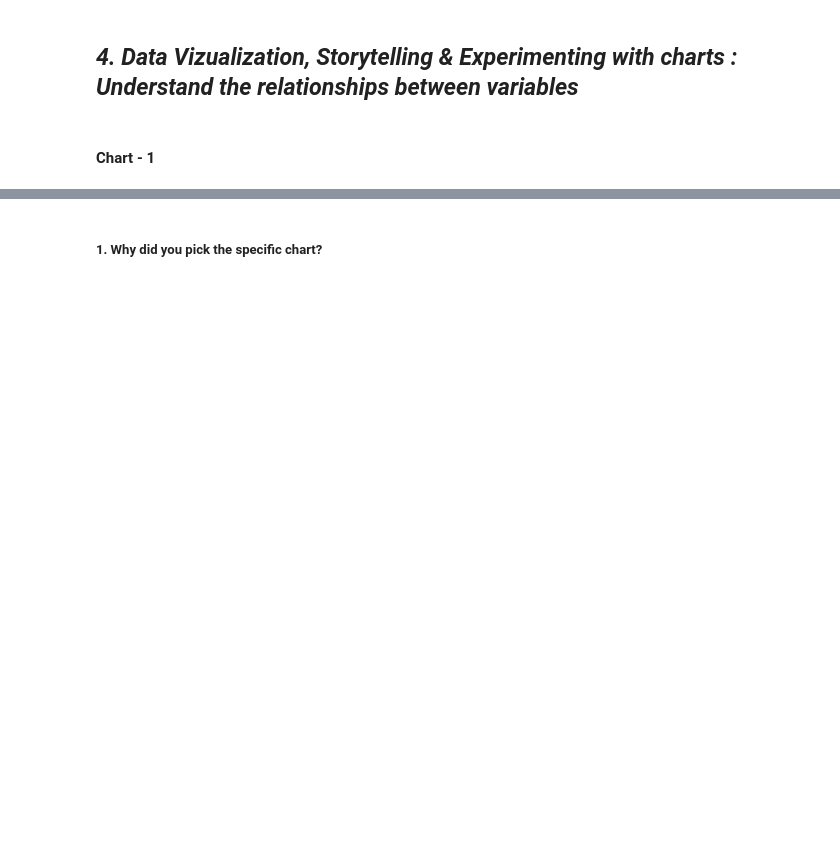
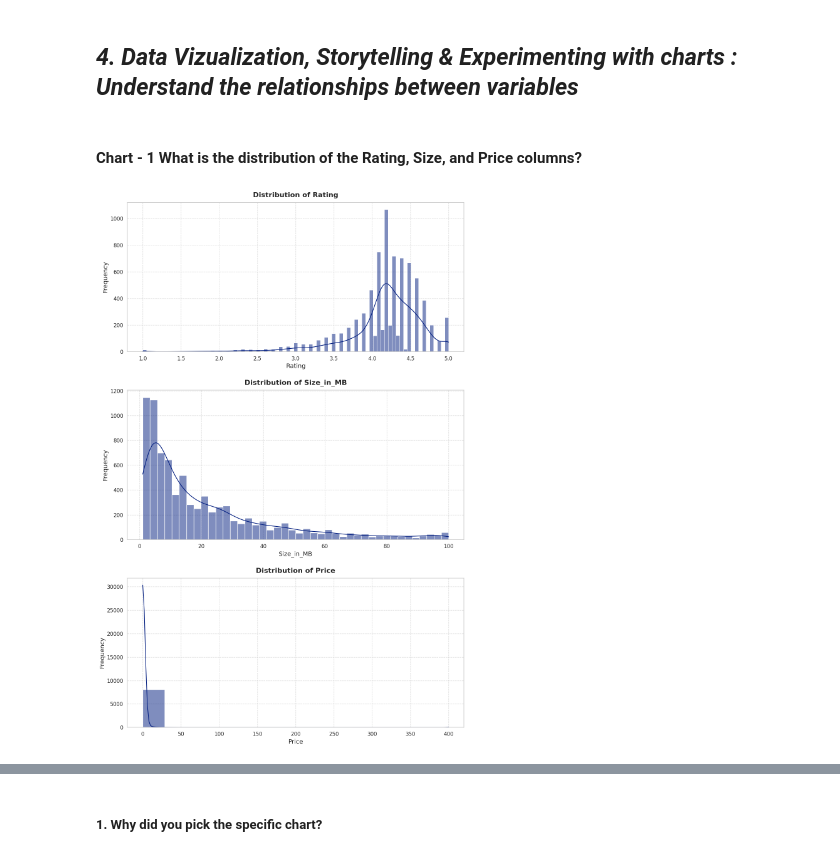
Before and after one commit to AbhinavNautiyal123/playstore_app_analysis, a Jupyter notebook: Play_Store_App_Review_Analysis.ipynb, the cells around one changed output, grey strips where cells are left out. Saved outputs shown, nothing was run; the diff lists cells and outputs as text; code cells hidden in the pictures; blank space fills up the shorter version.

```diff
--- a/Play_Store_App_Review_Analysis.ipynb
+++ b/Play_Store_App_Review_Analysis.ipynb
@@ -185,0 +898,3 @@ Answer Here.
+# %%
+#deleting Genres column
+playstore_df.drop(columns='Genres',axis=1,inplace=True)
@@ -185,0 +925,2 @@ Answer Here.
+# %%
+playstore_df['Last Updated']=pd.to_datetime(playstore_df['Last Updated'],format='%B %d, %Y')
@@ -185,0 +954,2 @@ Answer Here.
+# %%
+playstore_df.drop(columns=['Android Ver','Current Ver'],axis=1,inplace=True)
@@ -185,0 +978,3 @@ Answer Here.
+# %%
+playstore_df.insert(playstore_df.columns.get_loc('Rating')+1,'Rating_type',np.nan)
+playstore_df['Rating_type']=playstore_df['Rating'].apply(lambda x : 'Low' if x<2 else ('Average' if x>=2 and x<4 else 'High'))
@@ -186,4 +1070,2 @@ Answer Here.
 # %% [markdown]
 ## ***4. Data Vizualization, Storytelling & Experimenting with charts : Understand the relationships between variables***
-# %% [markdown]
-#### Chart - 1
@@ -191,0 +1072,30 @@ Answer Here.
+# %% [markdown]
+#### **Chart - 1 What is the distribution of the Rating, Size, and Price columns?**
+# %%
+
+# Identify numerical columns
+numerical_col = ['Rating', 'Size_in_MB', 'Price']
+
+# Set the style and color palette
+sns.set(style="whitegrid")
+sns.set_palette("dark")
+
+# Create subplots
+fig, ax = plt.subplots(len(numerical_col), 1, figsize=(12, 18))
+
+# Plot histograms
+for i, col in enumerate(numerical_col):
+    sns.histplot(data=playstore_df, x=col, kde=True, ax=ax[i], palette="dark")
+    ax[i].set_title(f'Distribution of {col}', fontsize=16, fontweight='bold', pad=12)
+    ax[i].set_xlabel(col, fontsize=14)
+    ax[i].set_ylabel('Frequency', fontsize=14)
+    ax[i].tick_params(axis='both', which='major', labelsize=12)
+    ax[i].grid(True, linestyle='--', alpha=0.7)
+
+# Adjust layout and spacing
+plt.tight_layout(h_pad=2)
+
+# Display plot
+plt.show()
+# %% [output]
+[figure, added]
```
Also changed, not shown: parts of 377 cells of this notebook.
